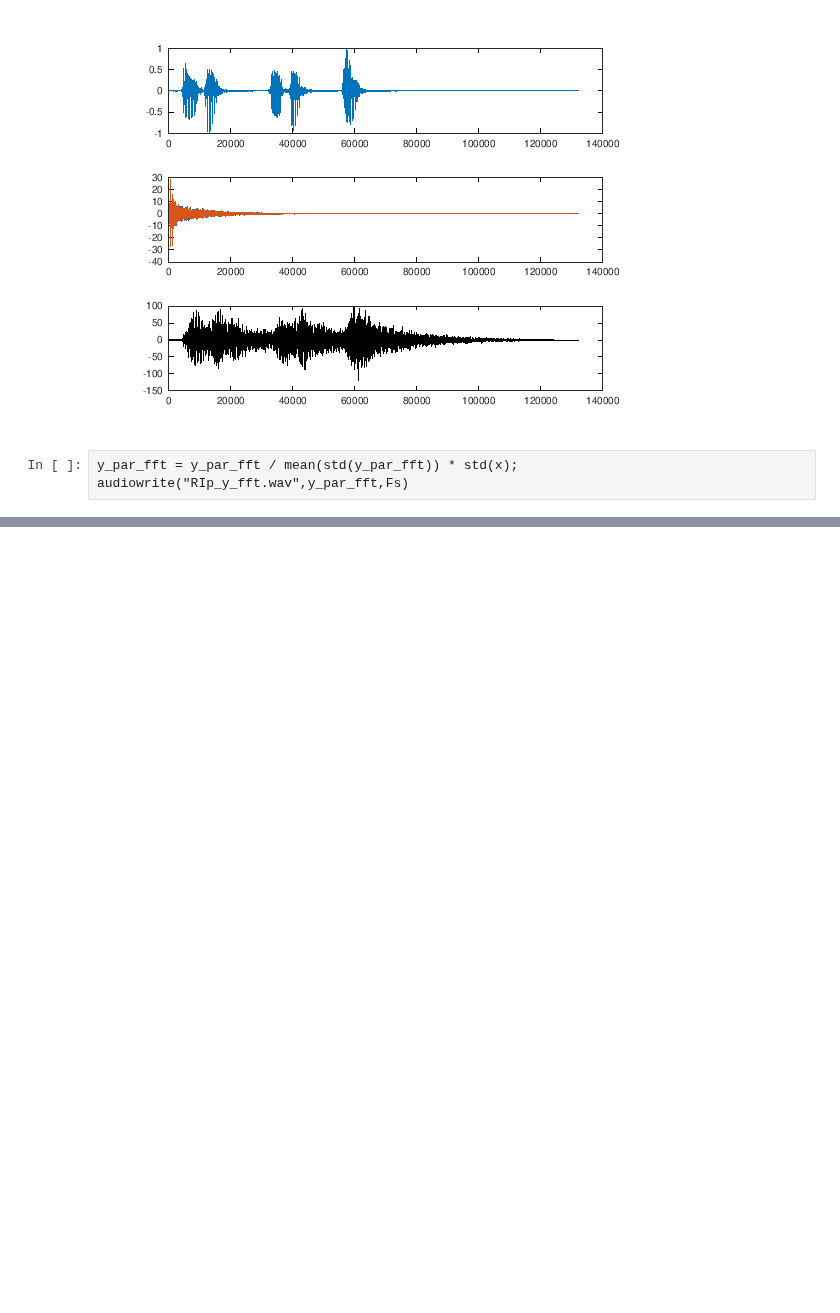
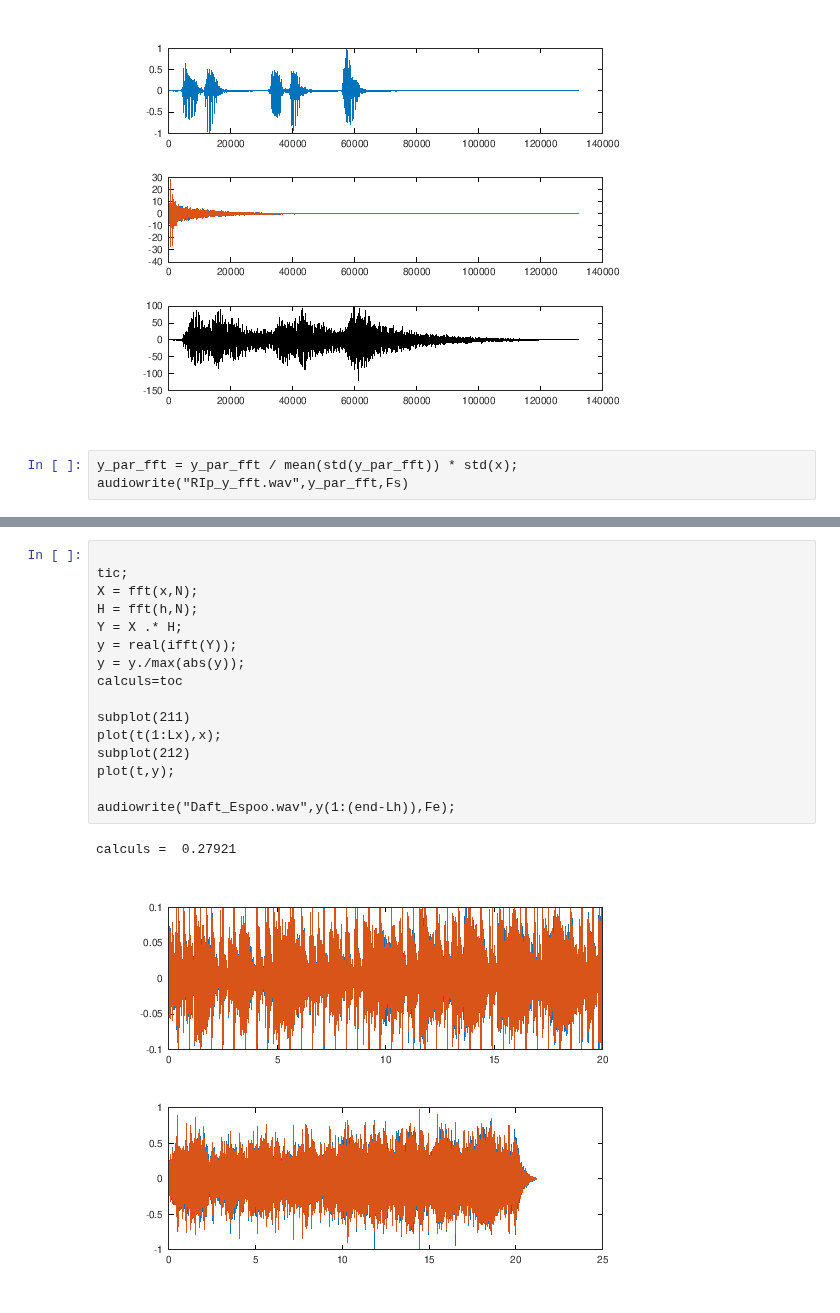
Before and after one commit to balaise31/Signal, a Jupyter notebook: discret/cours/notebooks/RIp1_reponse_impulsionnelle.ipynb, the cells around one changed output, grey strips where cells are left out. Saved outputs shown, nothing was run; the diff lists cells and outputs as text; blank space fills up the shorter version.

```diff
--- a/discret/cours/notebooks/RIp1_reponse_impulsionnelle.ipynb
+++ b/discret/cours/notebooks/RIp1_reponse_impulsionnelle.ipynb
@@ -331,0 +379,19 @@ audiowrite("RIp_y_fft.wav",y_par_fft,Fs)
+# %%
+
+tic;
+X = fft(x,N);
+H = fft(h,N);
+Y = X .* H;
+y = real(ifft(Y));
+y = y./max(abs(y));
+calculs=toc
+
+subplot(211)
+plot(t(1:Lx),x);
+subplot(212)
+plot(t,y);
+
+audiowrite("Daft_Espoo.wav",y(1:(end-Lh)),Fe);
+# %% [output]
+calculs =  0.27921
+[figure, added]
```
Also changed, not shown: parts of 6 cells of this notebook, 6 other files.
